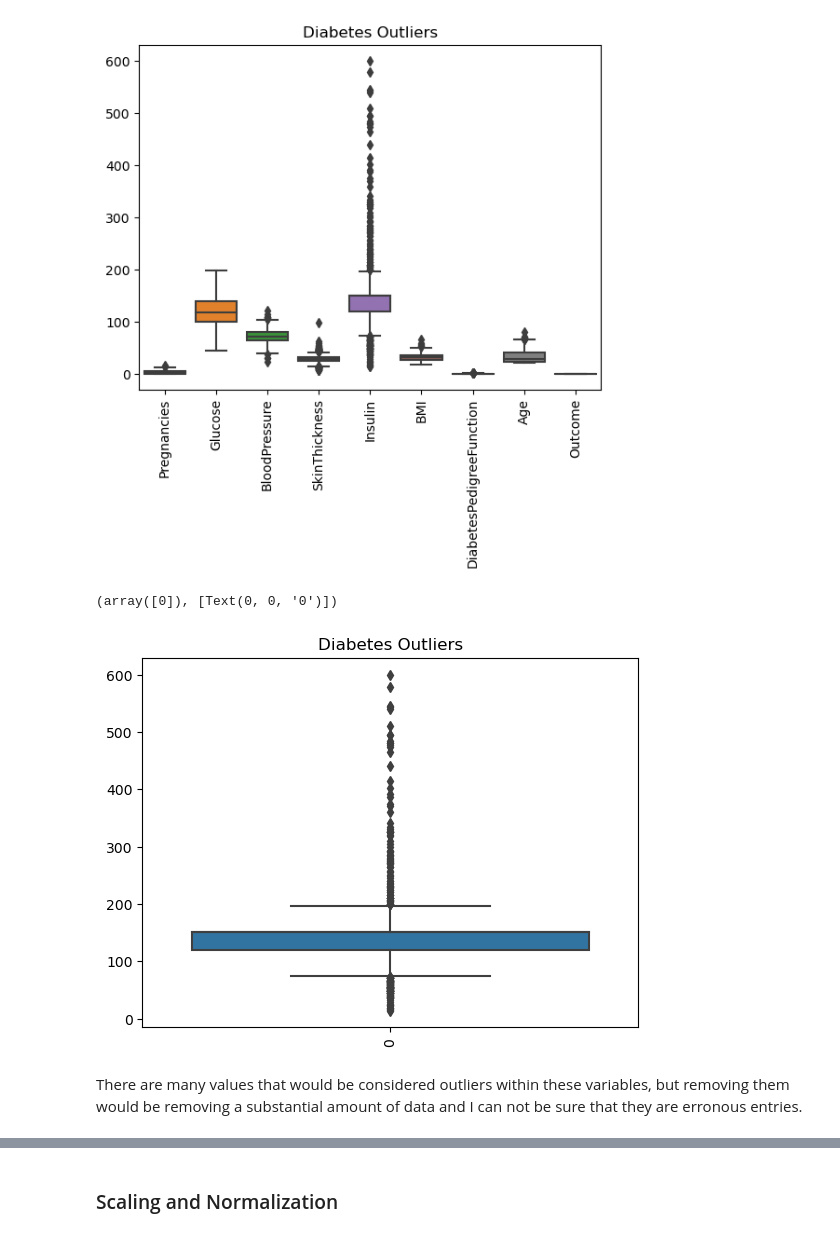
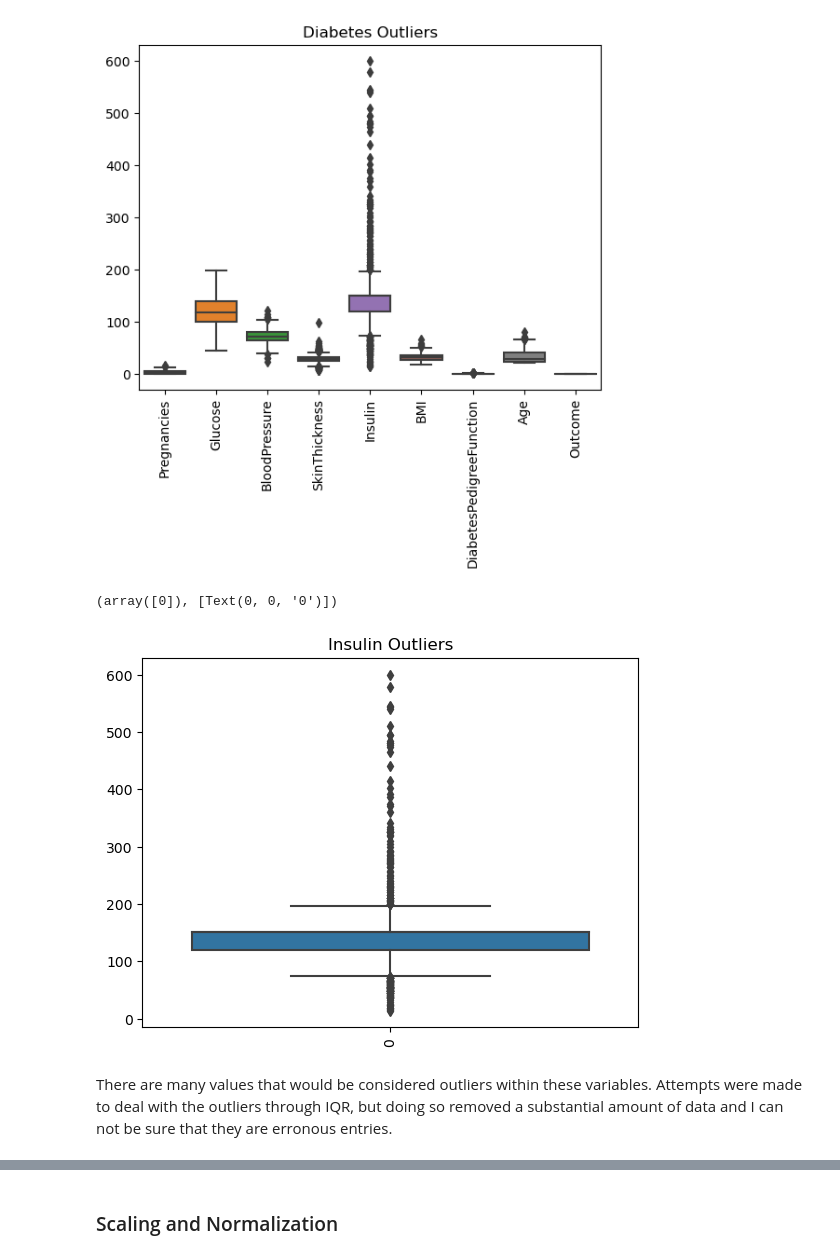
Before and after one commit to KelKi3/Supervised-Learning-Project, a Jupyter notebook: Supervised Learning - Project.ipynb, the cells around one changed output, grey strips where cells are left out. Saved outputs shown, nothing was run; the diff lists cells and outputs as text; code cells hidden in the pictures.

```diff
--- a/Supervised Learning - Project.ipynb
+++ b/Supervised Learning - Project.ipynb
@@ -64,7 +64,7 @@ from sklearn.neighbors import KNeighborsClassifier
 from sklearn.naive_bayes import GaussianNB
 # %%
 # importing data from csv
-df = pd.read_csv('diabetes.csv')
+df = pd.read_csv('Data\diabetes.csv')
 df.head(2)
 # %% [output]
 |  | Pregnancies | Glucose | BloodPressure | SkinThickness | Insulin | BMI | DiabetesPedigreeFunction | Age | ... |
@@ -402,10 +405,10 @@ plt.xticks(rotation=90)
 # %%
 #Looking at specifically the Insulin distribution
 
-sns.boxplot(df['Insulin']).set_title('Diabetes Outliers')
+sns.boxplot(df['Insulin']).set_title('Insulin Outliers')
 plt.xticks(rotation=90)
 # %% [output]
 (array([0]), [Text(0, 0, '0')])
-[figure, old version]
+[figure, new version]
 # %% [markdown]
-There are many values that would be considered outliers within these variables, but removing them would be removing a substantial amount of data and I can not be sure that they are erronous entries.
+There are many values that would be considered outliers within these variables. Attempts were made to deal with the outliers through IQR, but doing so removed a substantial amount of data and I can not be sure that they are erronous entries.
```
Also changed, not shown: parts of 28 cells of this notebook.
